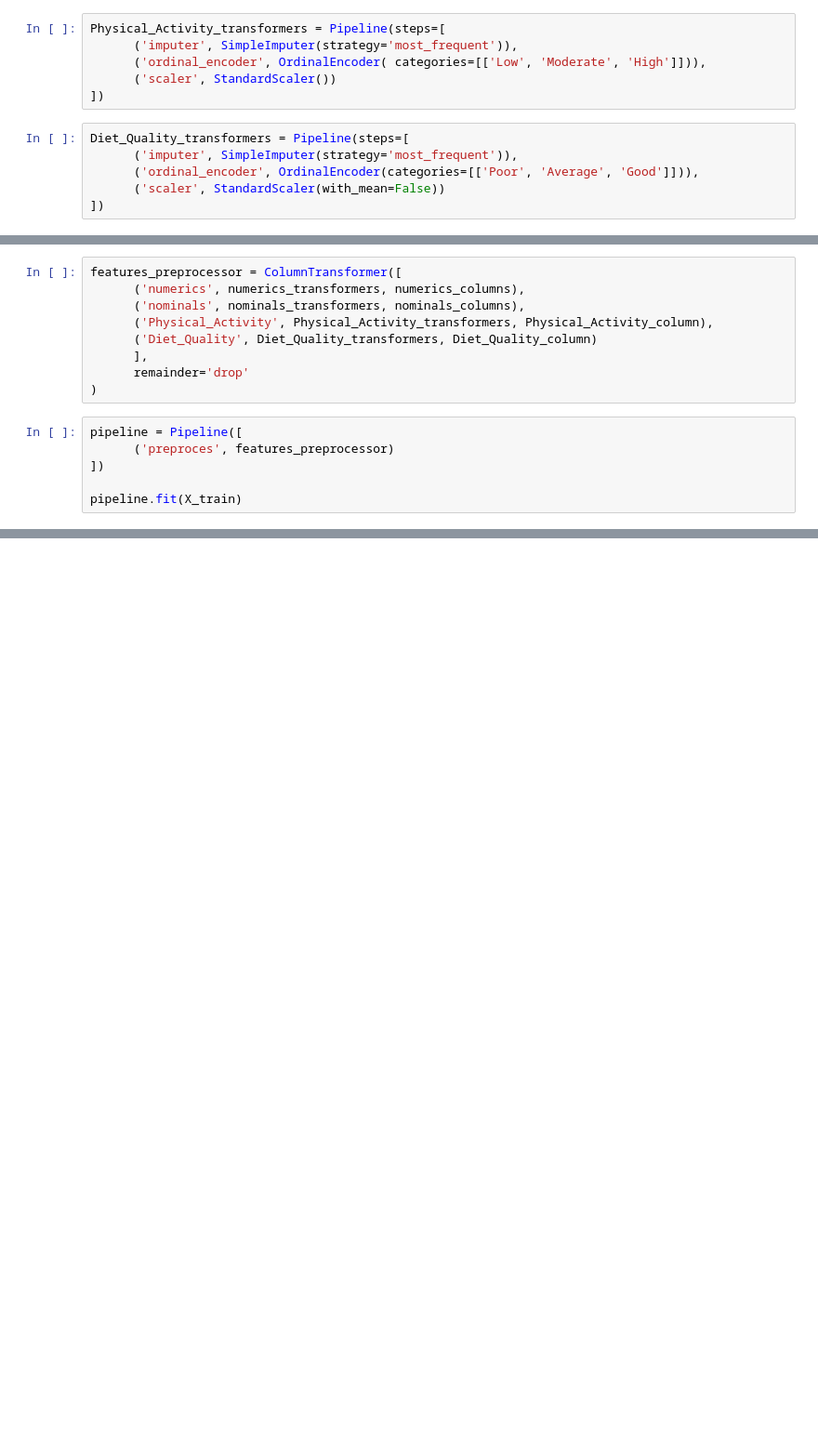
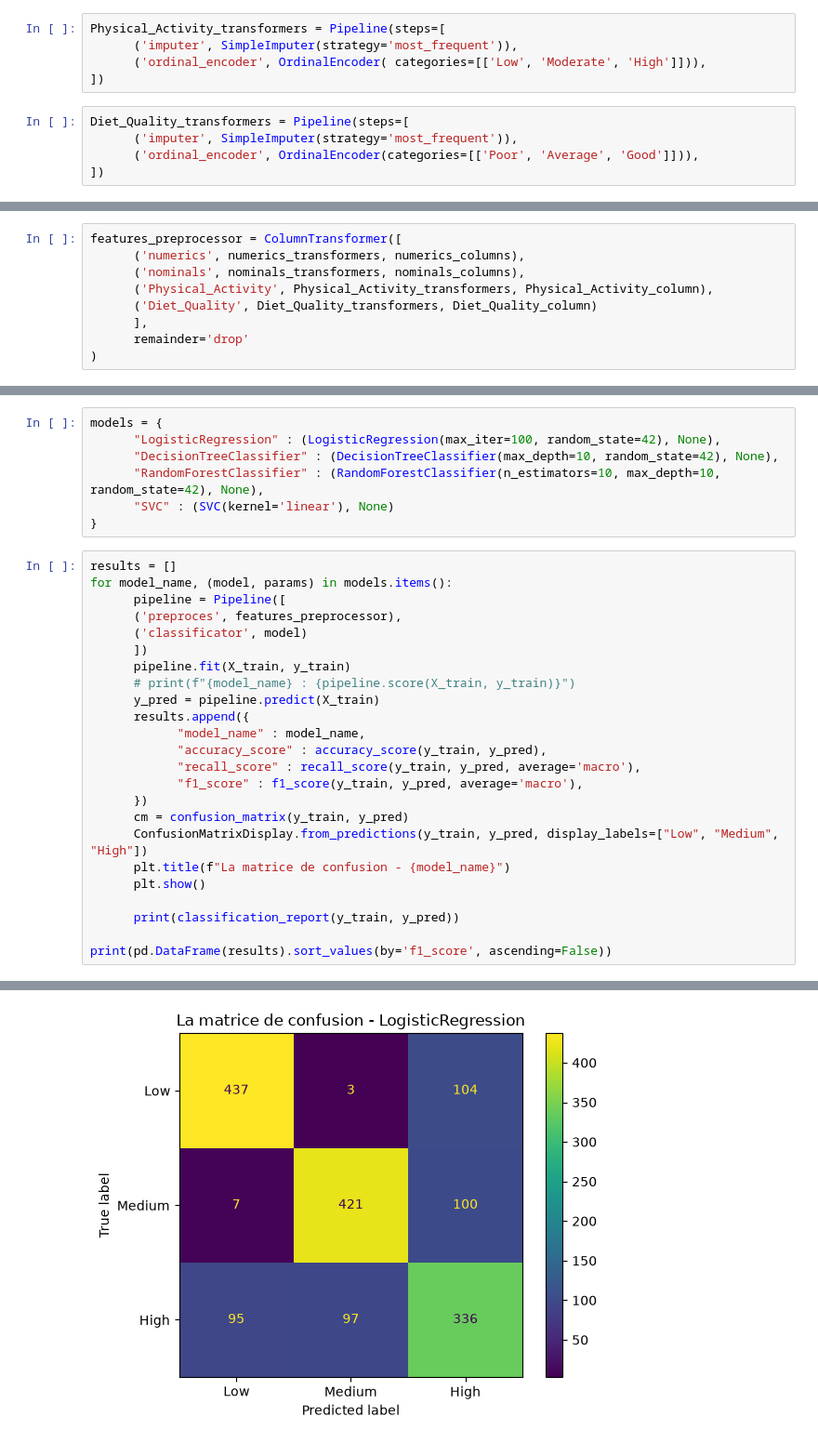
Before and after one commit to NohailaAitHammad/Student_Mental_Health, a Jupyter notebook: notebooks/exploration.ipynb, the cells around one changed output, grey strips where cells are left out. Shown at 93% size. Cells and saved outputs as stored; diff of their text form; blank space fills up the shorter version.

```diff
--- a/notebooks/exploration.ipynb
+++ b/notebooks/exploration.ipynb
@@ -340,11 +362,9 @@ nominals_transformers = Pipeline(steps=[
 Physical_Activity_transformers = Pipeline(steps=[
       ('imputer', SimpleImputer(strategy='most_frequent')),
       ('ordinal_encoder', OrdinalEncoder( categories=[['Low', 'Moderate', 'High']])),
-      ('scaler', StandardScaler())
 ])
 # %%
 Diet_Quality_transformers = Pipeline(steps=[
       ('imputer', SimpleImputer(strategy='most_frequent')),
       ('ordinal_encoder', OrdinalEncoder(categories=[['Poor', 'Average', 'Good']])),
-      ('scaler', StandardScaler(with_mean=False))
 ])
@@ -365,9 +377,3 @@ features_preprocessor = ColumnTransformer([
       ],
       remainder='drop'
 )
-# %%
-pipeline = Pipeline([
-      ('preproces', features_preprocessor)
-])
-
-pipeline.fit(X_train)
@@ -441,0 +387,32 @@ class OutlierReplace(BaseEstimator, TransformerMixin):
+# %%
+models = {
+      "LogisticRegression" : (LogisticRegression(max_iter=100, random_state=42), None),
+      "DecisionTreeClassifier" : (DecisionTreeClassifier(max_depth=10, random_state=42), None),
+      "RandomForestClassifier" : (RandomForestClassifier(n_estimators=10, max_depth=10, random_state=42), None),
+      "SVC" : (SVC(kernel='linear'), None)
+}
+# %%
+results = []
+for model_name, (model, params) in models.items():
+      pipeline = Pipeline([
+      ('preproces', features_preprocessor),
+      ('classificator', model)
+      ])
+      pipeline.fit(X_train, y_train)
+      # print(f"{model_name} : {pipeline.score(X_train, y_train)}")
+      y_pred = pipeline.predict(X_train)
+      results.append({
+            "model_name" : model_name,
+            "accuracy_score" : accuracy_score(y_train, y_pred),
+            "recall_score" : recall_score(y_train, y_pred, average='macro'),
+            "f1_score" : f1_score(y_train, y_pred, average='macro'),
+      })
+      cm = confusion_matrix(y_train, y_pred)
+      ConfusionMatrixDisplay.from_predictions(y_train, y_pred, display_labels=["Low", "Medium", "High"])
+      plt.title(f"La matrice de confusion - {model_name}")
+      plt.show()
+
+      print(classification_report(y_train, y_pred))
+
+print(pd.DataFrame(results).sort_values(by='f1_score', ascending=False))
+# %% [output]
@@ -441,0 +427 @@ class OutlierReplace(BaseEstimator, TransformerMixin):
+[figure, added]
```
Also changed, not shown: parts of 22 cells of this notebook.
